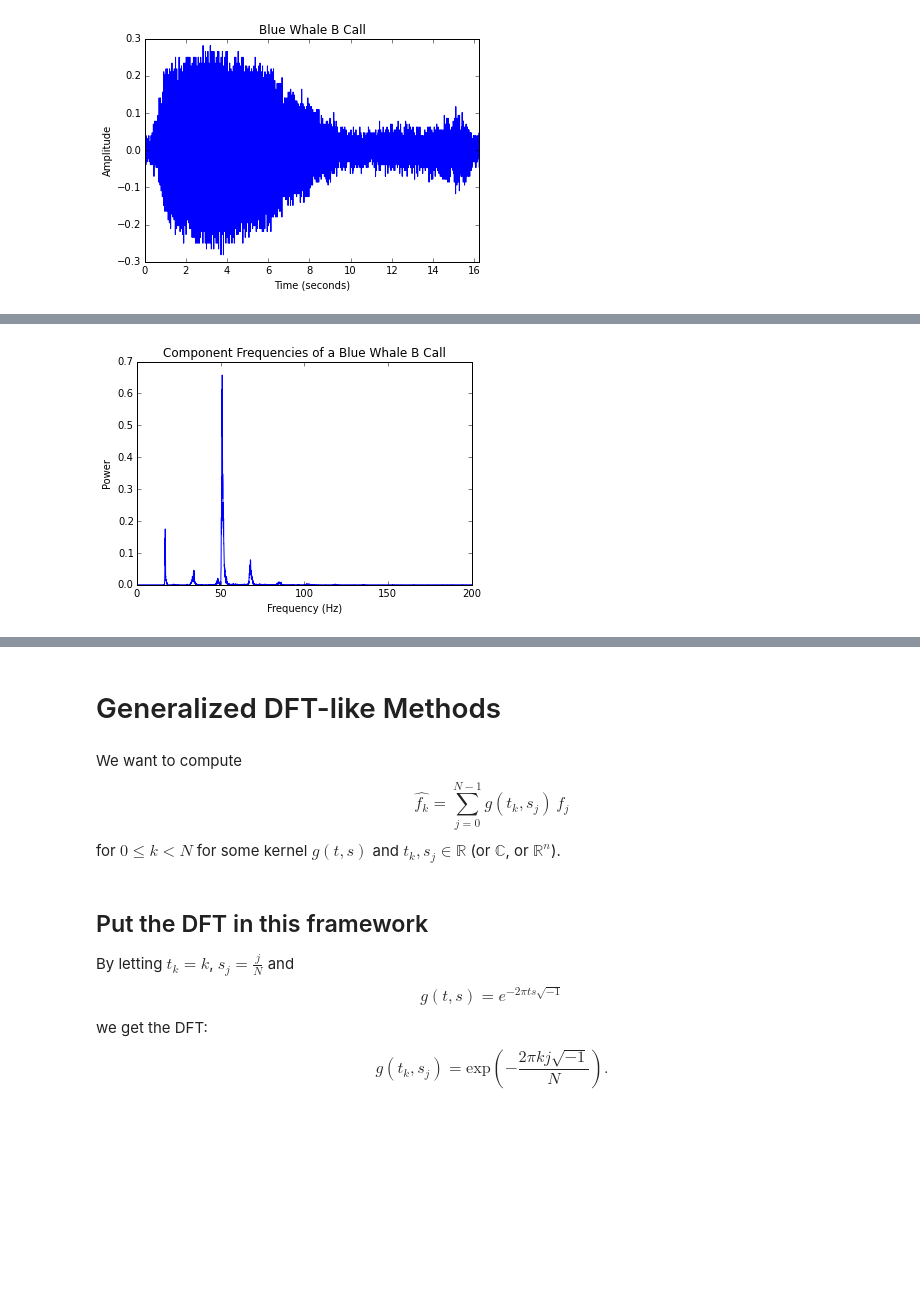
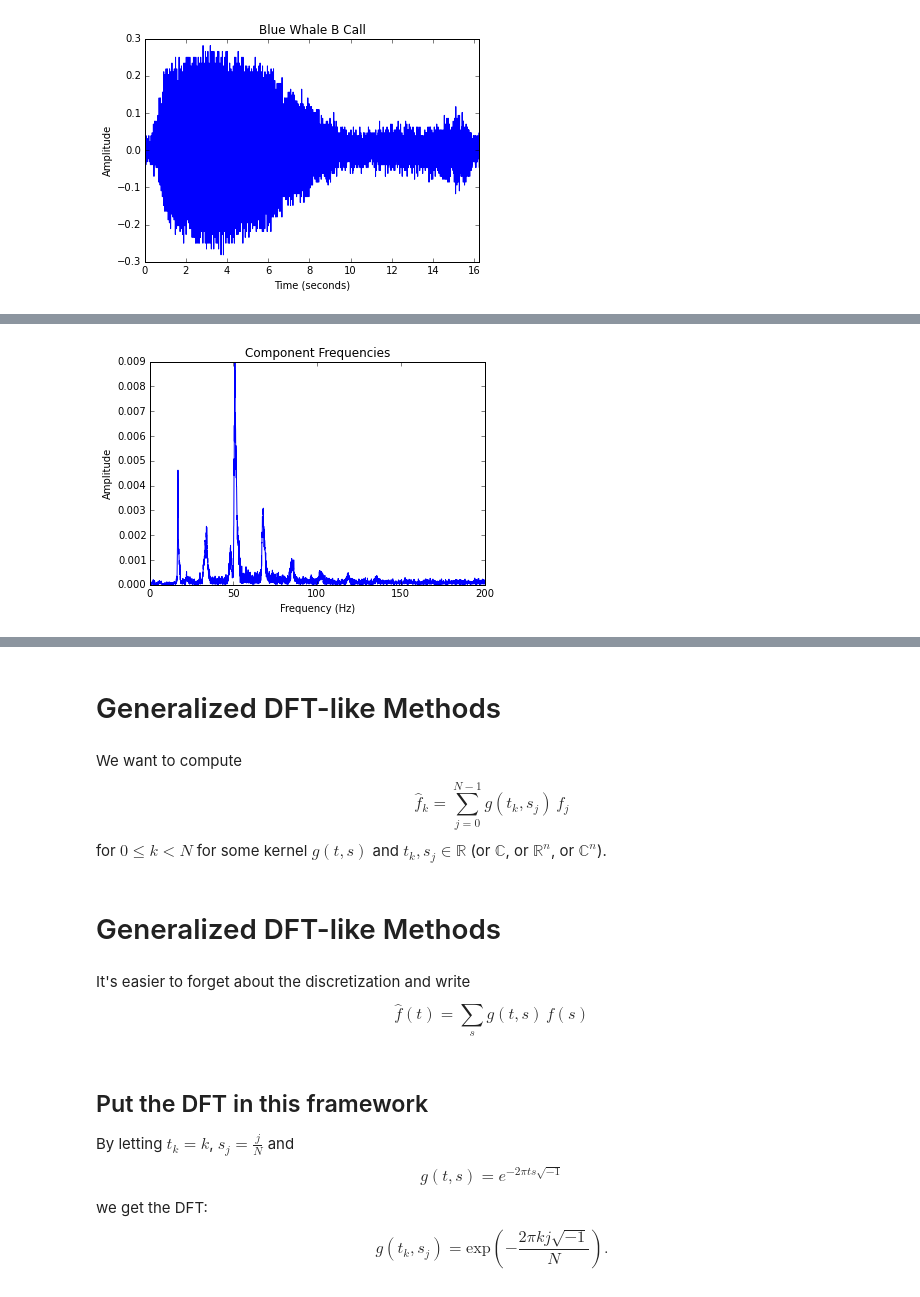
Before and after one commit to dhermes/butterfly-algorithm, a Jupyter notebook: butterfly.ipynb, the cells around one changed output, grey strips where cells are left out. Drawn from its saved outputs; the diff is of its cells as text; code cells hidden in the pictures; blank space fills up the shorter version.

```diff
--- a/butterfly.ipynb
+++ b/butterfly.ipynb
@@ -78,15 +82,15 @@ $$\text{Duration with FFT optimized: } 0.0008590221$$
 # %%
 re_sampled_time = np.arange(N) * sampling_rate / (10.0 * N)
-dft_power = np.abs(dft_whale_call)**2 / N
+amplitude = np.abs(dft_whale_call) / N
 
-plt.plot(re_sampled_time[:N/2], dft_power[:N/2])
+plt.plot(re_sampled_time[:N/2], amplitude[:N/2])
 
 plt.xlabel('Frequency (Hz)')
-plt.ylabel('Power')
-plt.title('Component Frequencies of a Blue Whale B Call')
+plt.ylabel('Amplitude')
+plt.title('Component Frequencies')
 plt.show()
 # %% [output]
-[figure, old version]
+[figure, new version]
 # %% [markdown]
 ## From DFT to Butterflies
 
@@ -95,8 +99,13 @@ plt.show()
 # Generalized DFT-like Methods
 # %% [markdown]
 We want to compute
-$$\widehat{f_k} = \sum_{j = 0}^{N - 1} g(t_k, s_j) \, f_j$$
-for $0 \leq k < N$ for some kernel $g(t, s)$ and $t_k, s_j \in \mathbb{R}$ (or $\mathbb{C}$, or $\mathbb{R}^n$).
+$$\widehat{f}_k = \sum_{j = 0}^{N - 1} g(t_k, s_j) \, f_j$$
+for $0 \leq k < N$ for some kernel $g(t, s)$ and $t_k, s_j \in \mathbb{R}$ (or $\mathbb{C}$, or $\mathbb{R}^n$, or $\mathbb{C}^n$).
+# %% [markdown]
+# Generalized DFT-like Methods
+# %% [markdown]
+It's easier to forget about the discretization and write
+$$\widehat{f}(t) = \sum_{s} g(t, s) \, f(s)$$
 # %% [markdown]
 ## Put the DFT in this framework
 
```
Also changed, not shown: parts of 22 cells of this notebook.
